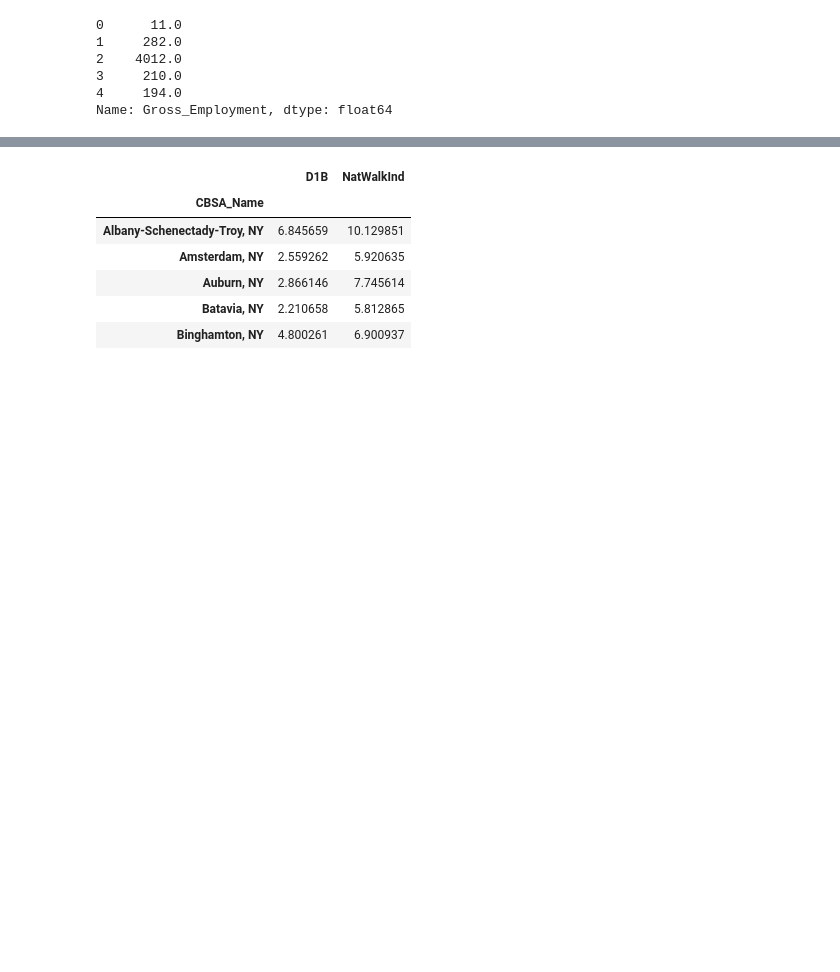
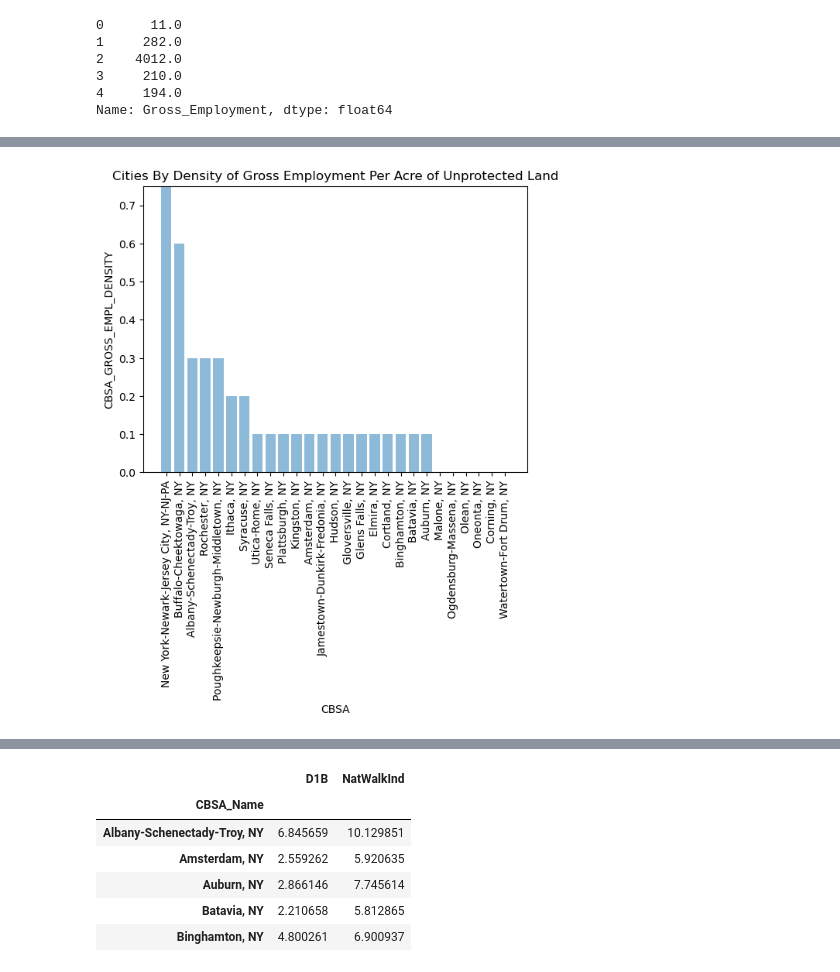
Before and after one commit to fgsalomao/Study---Immigrant-housing-by-class, a Jupyter notebook: Population_Density_and_Unprotected_Area .ipynb, the cells around one changed output, grey strips where cells are left out. Cells and saved outputs as stored; diff of their text form; code cells hidden in the pictures; blank space fills up the shorter version.

```diff
--- a/Population_Density_and_Unprotected_Area .ipynb
+++ b/Population_Density_and_Unprotected_Area .ipynb
@@ -59,3 +128,23 @@ density_area_df.head()
+# %%
+# Finding the Employment Density, grouped by CBSA
+gr_empl_pd_df = density_area_df.groupby('CBSA_Name')
+gr_empl_pd_sum_df = gr_empl_pd_df.sum()[['Gross_Employment', 'Ac_Unpr']].round(1)
+gr_empl_pd_sum_df['Employment_Density'] = (gr_empl_pd_sum_df['Gross_Employment'] / gr_empl_pd_sum_df['Ac_Unpr']).round(1)
+sorted_gr_empl_pd_df = gr_empl_pd_sum_df.sort_values('Employment_Density', ascending=False)
+sorted_gr_empl_pd_df = sorted_gr_empl_pd_df.reset_index()
+# %%
+# Bar of Employment Density
+x_values = sorted_gr_empl_pd_df['CBSA_Name']
+y_values = sorted_gr_empl_pd_df['Employment_Density']
+plt.bar(x_values, y_values, alpha=0.5, align="center")
+plt.xticks(rotation=90)
+plt.xlabel("CBSA")
+plt.ylabel("CBSA_GROSS_EMPL_DENSITY")
+plt.title("Cities By Density of Gross Employment Per Acre of Unprotected Land")
+plt.ylim(0,0.75)
+plt.show()
+# %% [output]
+[figure, added]
 # %%
 # Group by CBSA
 density_area_df_grouped = density_area_df.groupby('CBSA_Name')
```
Also changed, not shown: parts of 14 cells of this notebook.
